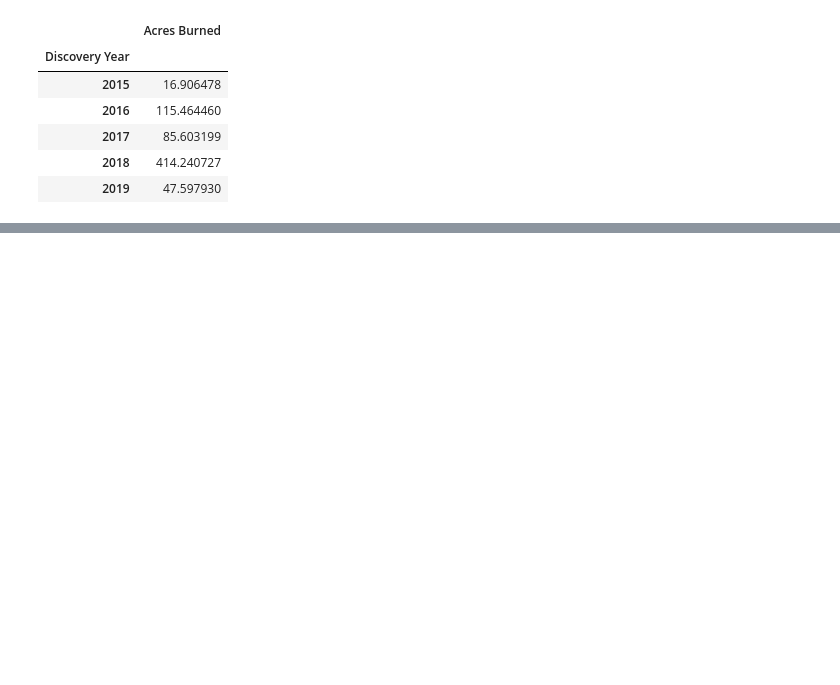
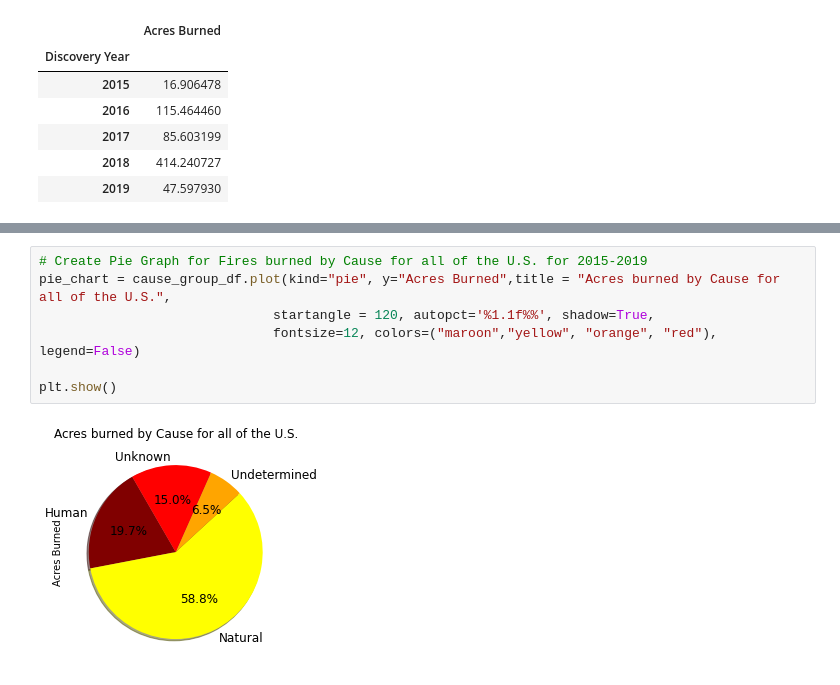
Before and after one commit to Renee-W/ProjectTest, a Jupyter notebook: Amy W/FireDataAW.ipynb, the cells around one changed output, grey strips where cells are left out. Cells and saved outputs as stored; diff of their text form; blank space fills up the shorter version.

```diff
--- a/Amy W/FireDataAW.ipynb
+++ b/Amy W/FireDataAW.ipynb
@@ -201,0 +269,9 @@ COsorted_df.head()
+# %%
+# Create Pie Graph for Fires burned by Cause for all of the U.S. for 2015-2019
+pie_chart = cause_group_df.plot(kind="pie", y="Acres Burned",title = "Acres burned by Cause for all of the U.S.",
+                              startangle = 120, autopct='%1.1f%%', shadow=True,
+                              fontsize=12, colors=("maroon","yellow", "orange", "red"), legend=False)
+
+plt.show()
+# %% [output]
+[figure, added]
```
Also changed, not shown: parts of 14 cells of this notebook.
